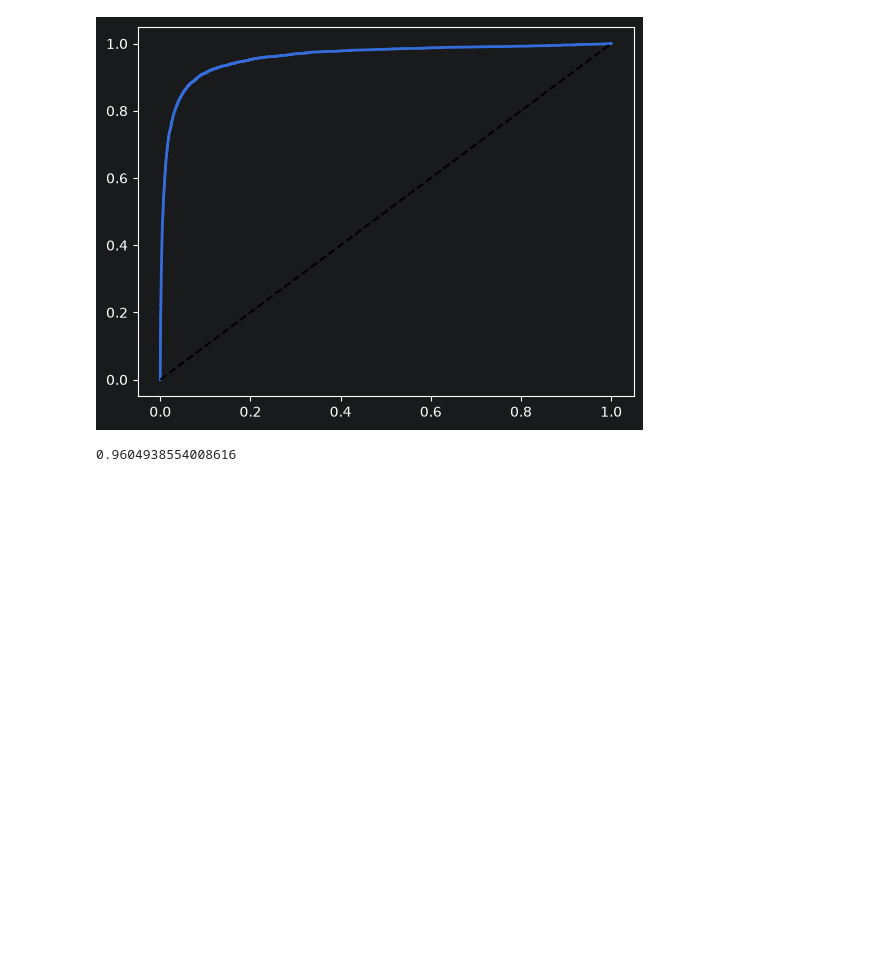
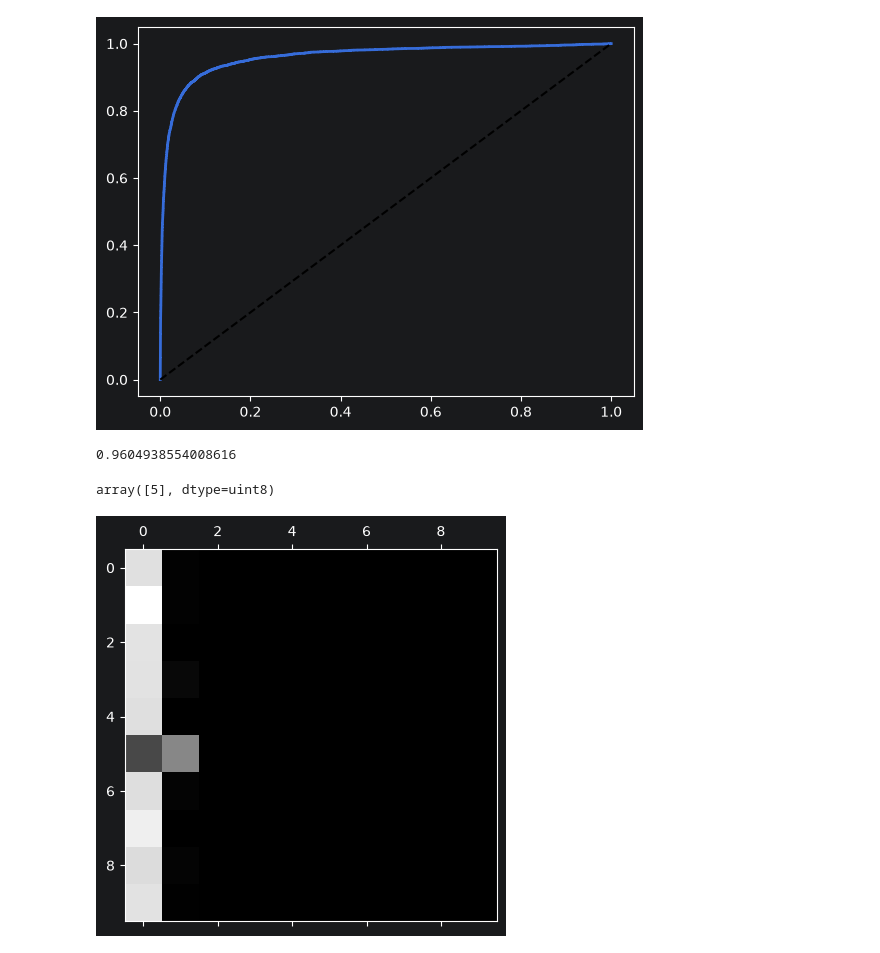
Before and after one commit to mohammad-karimpour/cheat-sheets, a Jupyter notebook: AI/ML projects/MNIST.ipynb, the cells around one changed output. Drawn from its saved outputs; the diff is of its cells as text; code cells hidden in the pictures; blank space fills up the shorter version.

```diff
--- a/AI/ML projects/MNIST.ipynb
+++ b/AI/ML projects/MNIST.ipynb
@@ -123,3 +127,29 @@ roc_auc_score(y_train_5, y_scores)
 # %% [output]
 [figure]
 0.9604938554008616
+# %%
+# طبقه بندی کننده چندکلاسی
+# برخ الگوریتم های ذاتا توانایی چند کالاسی را دارند. اما برخی نه(با این حال میتوان با چند روش از اونها هم برای چندکلاسی استفاده کرد.)
+# OvO - OvR => دو روش رایج برای بکار گیری طبقه بندی کننده باینری برای چند کلاسی
+
+svm_clf = SVC()
+svm_clf.fit(x_train, y_train)
+svm_clf.predict([some_digit])
+
+some_digit_scores = svm_clf.decision_function([some_digit])
+print(some_digit_scores)
+
+# اگر مجبور باشید تعین کنید که از چه روش (OvO , OvR) استفاده کند
+ovr_clf = OneVsRestClassifier(SVC())
+ovo_clf = OneVsOneClassifier(SVC())
+# %% [output]
+array([5], dtype=uint8)
+# %%
+# برای اینکه بهتر از عملکرد طبقه بندی کننده مطلع باشیم، روش ارزیابی استفاده شده را به حالت گرافیکی در میاوریم.(مانند ماتریس درهم ریختگی)
+y_train_pred_2 = cross_val_predict(sgd_clf, x_train, y_train, cv=3)
+conf_mx = confusion_matrix(y_train, y_train_pred)
+
+plt.matshow(conf_mx, cmap=plt.cm.gray)
+plt.show()
+# %% [output]
+[figure, added]
```
Also changed, not shown: parts of 2 cells of this notebook.
